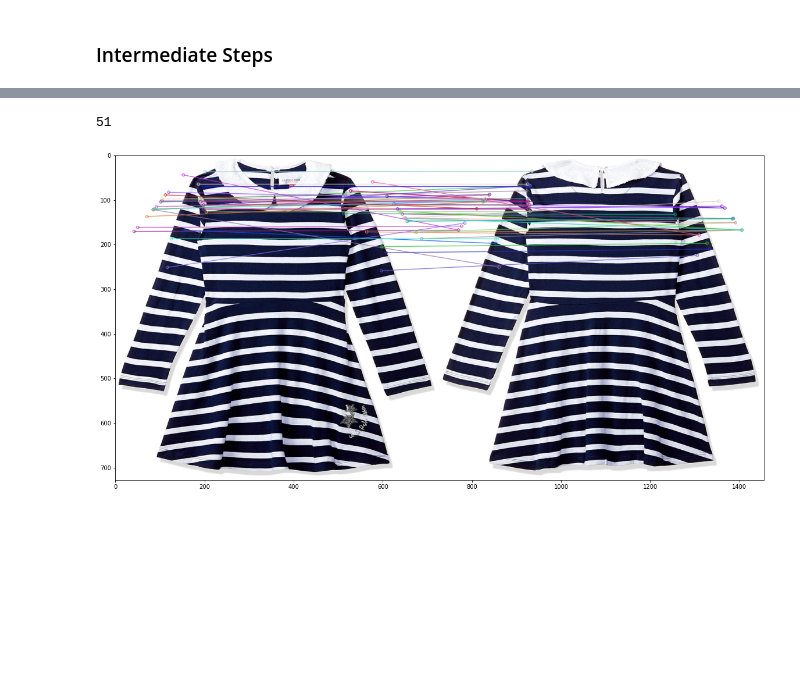
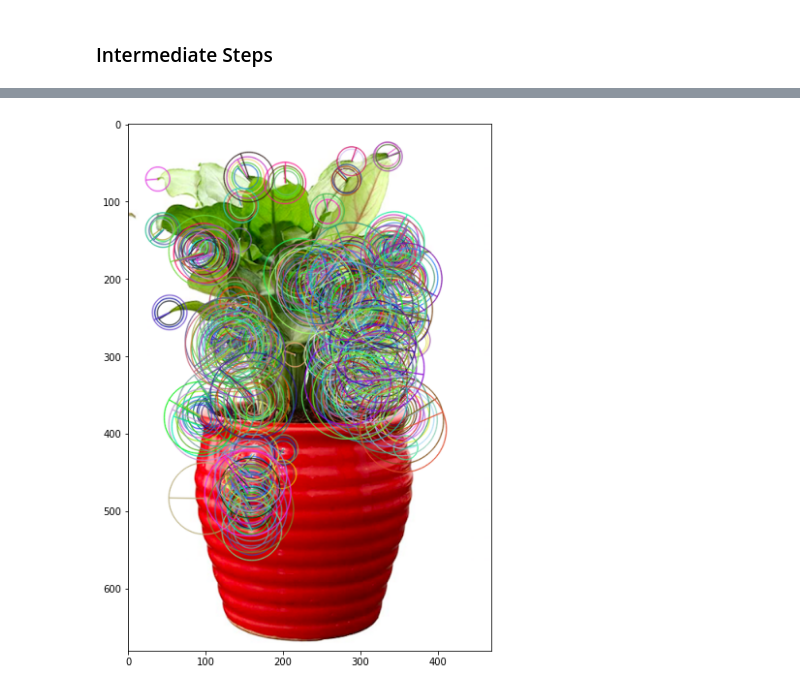
Before and after one commit to franklemuchahary/mapping_similar_images, a Jupyter notebook: experiment_notebooks/Feature Extraction & Mapping - OpenCV.ipynb, the cells around one changed output, grey strips where cells are left out. Cells and saved outputs as stored; diff of their text form; code cells hidden in the pictures; blank space fills up the shorter version.

```diff
--- a/experiment_notebooks/Feature Extraction & Mapping - OpenCV.ipynb
+++ b/experiment_notebooks/Feature Extraction & Mapping - OpenCV.ipynb
@@ -35,10 +56,9 @@ def orb_get_kp_and_descp(imgA, imgB, shape_x=728, shape_y=300):
 # %%
-def draw_key_points(img_keypoints, img_path, shape_x=728, shape_y=728):
+def draw_key_points(img_keypoints, img_array):
     '''
     Draw the Keypoints extracted from images
     Plots a matplotlib plot - returns nothing
     '''
-    img_array = np.asarray(resize_image(img_path=img_path, shape_x=shape_x, shape_y=shape_y))
     img_with_keypoints = cv2.drawKeypoints(img_array,
                                         img_keypoints,
                                         img_array,
@@ -129,0 +125,6 @@ best_matched_images
+# %%
+img_array_1 = resize_image(imgA_path_list[0], None, None)
+img_array_2 = resize_image(imgB_path_list[0], None, None)
+# %%
+img_a_array = img_array_1
+img_b_array = img_array_2
@@ -160,10 +163,7 @@ draw_key_points(B_key_points, mapped_img, 728, 728)
-# %%
-matches = brute_force_matcher(A_description, B_description, do_ratio_test=True, ratio_threshold=0.75)
-len(matches)
-# %% [output]
-51
-# %%
-draw_matches(matches, A_key_points, B_key_points,
-             example_img, mapped_img, 728, 728)
-# %% [output]
-[figure, removed]
+# %%
+a_key_points, a_description, b_key_points, b_description = orb_get_kp_and_descp(img_a_array,
+                                                                                img_b_array)
+# %%
+draw_key_points(a_key_points, img_a_array)
+# %% [output]
+[figure, added]
```
Also changed, not shown: parts of 27 cells of this notebook, 12 other files.
